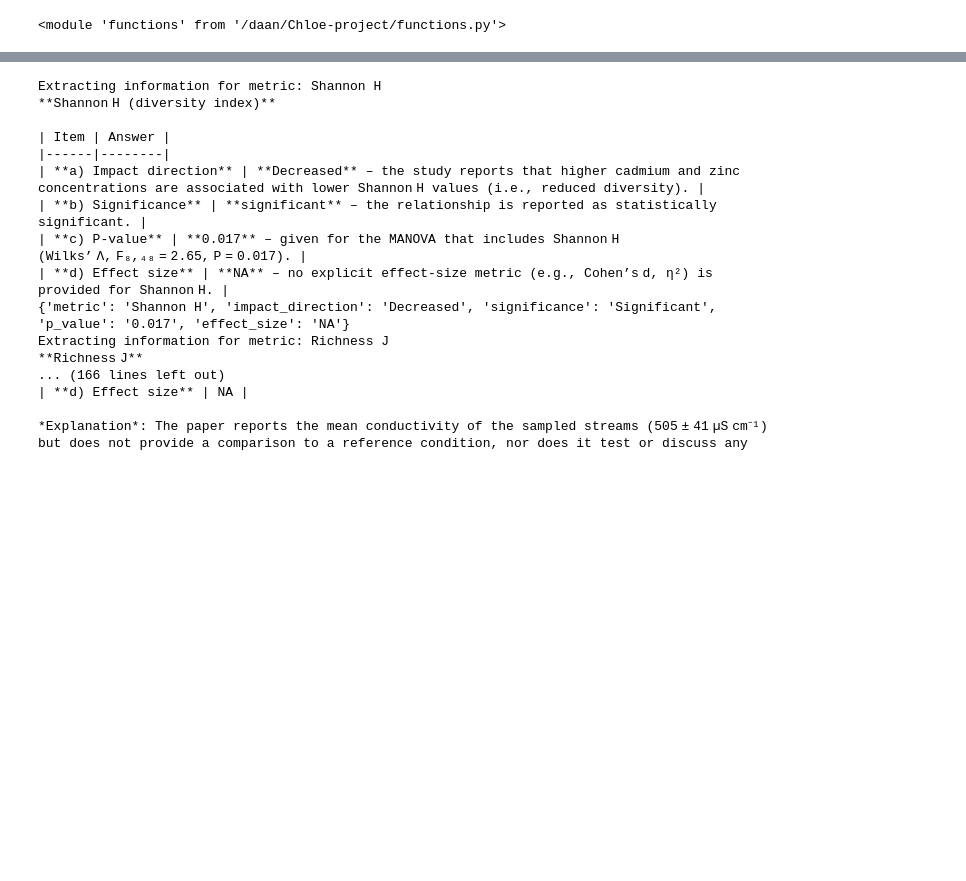
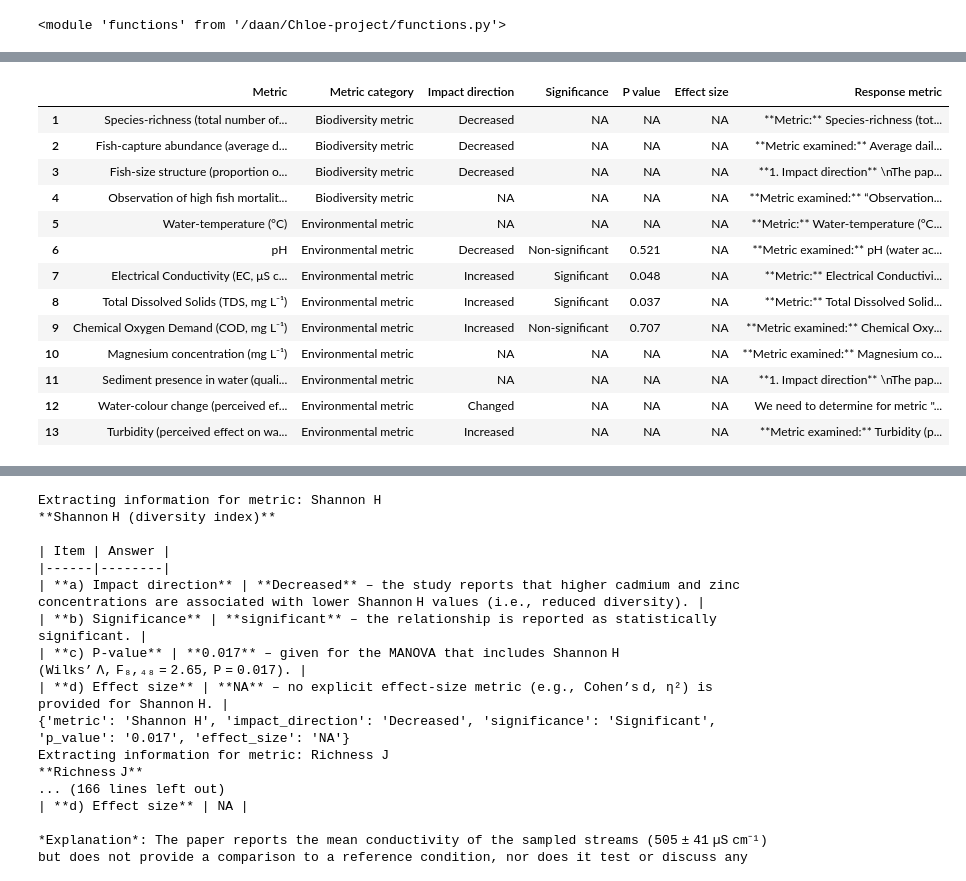
Before and after one commit to dscheepens/Mining-impact-extraction-using-large-language-models, a Jupyter notebook: ollama_notebook.ipynb, the cells around one changed output, grey strips where cells are left out. Drawn from its saved outputs; the diff is of its cells as text; code cells hidden in the pictures; blank space fills up the shorter version.

```diff
--- a/ollama_notebook.ipynb
+++ b/ollama_notebook.ipynb
@@ -469,7 +462,7 @@ all_cols = ["Scale", "Country/Continent", "Specific location", "Mined commoditie
 "Impact pathway", "Description of impact or pressure", "Spatial scale", "Metric", "Metric category", "Impact direction", "Significance",
 "P value", "Effect size", "Response study", "Response metric", "Extracted tables", "Study ID"]
 
-output_file = Path("output-rest_v4.xlsx")
+output_file = Path("output-rest_v8.xlsx")
 if output_file.exists():
     wb = load_workbook(output_file)
     ws = wb.active
@@ -516,8 +529,8 @@ importlib.reload(functions)
 # Loop through abstracts
 start_time = time.time()
 
-i = 0
-for study_id in study_rest:
+i = 41
+for study_id in study_rest[41:]:
     print(f"Iteration: {i}\t\t Study: {study_id}")
 
     image_paths = functions.pdf_to_images(study_id)
@@ -651,7 +664,7 @@ all_cols = ["Scale", "Country/Continent", "Specific location", "Mined commoditie
 "Impact pathway", "Description of impact or pressure", "Spatial scale", "Metric", "Metric category", "Impact direction", "Significance",
 "P value", "Effect size", "Response study", "Response metric", "Extracted tables", "Study ID"]
 
-output_file = Path("output-test_v4.xlsx")
+output_file = Path("output-test_v8.xlsx")
 if output_file.exists():
     wb = load_workbook(output_file)
     ws = wb.active
@@ -662,7 +675,7 @@ else:
     wb.save(output_file)
 
 # Redirect print() output
-sys.stdout = Logger("log-test.txt")
+sys.stdout = Logger("log-test-v8.txt")
 
 import importlib
 import functions
@@ -803,7 +834,7 @@ importlib.reload(functions)
 # %% [output]
 <module 'functions' from '/daan/Chloe-project/functions.py'>
 # %%
-study_id = "2546"
+study_id = "1835"
 
 print(f"Iteration: {i}\t\t Study: {study_id}")
 
@@ -821,6 +852,6 @@ with open(f"extraction_papers/{study_id}.md", 'r') as f:
     markdown_text = f.read()
 
 # 1. extract tables from the text, to ensure correct interpretation of results
-#print("Extracting tables from the text...")
-#text_tables, _ = functions.extract_tables(ollama, MODEL, SEED, system_prompt, extracted_text, image_paths)
+print("Extracting tables from the text...")
+text_tables, _ = functions.extract_tables(ollama, MODEL, SEED, system_prompt, extracted_text, image_paths)
 # %% [output]
@@ -876,0 +880,42 @@ json_metrics
+# %%
+cols = ["Metric", "Metric category", "Impact direction", "Significance", "P value", "Effect size", "Response metric"]
+df = pd.DataFrame([[""] * len(cols)],columns=cols) # empty dataframe
+for metric in json_metrics:
+    df_row = pd.DataFrame([[""] * len(cols)],columns=cols) # empty dataframe
+    df_row['Metric'] = metric.get('metric', "")
+    df_row['Metric category'] = metric.get('metric_category', "")
+    df = pd.concat([df, df_row], ignore_index=True)
+df = df[1:] # first row is empty
+
+for m in df['Metric']:
+    print(f"Extracting information for metric: {m}")
+
+    # setup prompt for metric
+    user_prompt_3 = "Carefully read this mining-impact study:\n\n" + markdown_text + "\n\nRaw text: " + extracted_text + "\n\nTables from the text: " + text_tables + "\n\n" + f"For the metric {m} specifically, determine:\n" + text_prompt_diversity_metrics_2
+
+    # extract json
+    response_metric, json_metric = functions.extract_and_return_as_json(ollama, MODEL_Lang, SEED, system_prompt, user_prompt_3, prompt_format_single_metric, images=False, image_paths=image_paths)
+
+    # add to df
+    df.loc[df['Metric'] == m, 'Response metric']  = response_metric # save text response
+    if json_metric is not None:
+        if isinstance(json_metric, list): # the metric was split into a list of individual metrics
+            for metric_i in json_metric:
+                df_i = pd.DataFrame([[""] * len(cols)],columns=cols)
+                df_i['Metric']           = metric_i.get("metric", "")
+                df_i['Metric category']  = df.loc[df['Metric'] == m, 'Metric category'].iloc[0]
+                df_i['Impact direction'] = metric_i.get("impact_direction", "")
+                df_i['Significance']     = metric_i.get("significance", "")
+                df_i['P value']          = metric_i.get("p_value", "")
+                df_i['Effect size']      = metric_i.get("effect_size", "")
+                df_i['Response metric']  = response_metric # save text response
+                df = pd.concat([df, df_i], ignore_index=True)
+            df = df[df["Metric"] != m] # remove the earlier metric (which has been replaced)
+        else:
+            df.loc[df['Metric'] == m, 'Impact direction'] = json_metric.get("impact_direction", "")
+            df.loc[df['Metric'] == m, 'Significance']     = json_metric.get("significance", "")
+            df.loc[df['Metric'] == m, 'P value']          = json_metric.get("p_value", "")
+            df.loc[df['Metric'] == m, 'Effect size']      = json_metric.get("effect_size", "")
+
+df
+# %% [output]
@@ -876,0 +935,14 @@ json_metrics
+|  | Metric | Metric category | Impact direction | Significance | P value | Effect size | Response metric |
+| 1 | Species‑richness (total number of... | Biodiversity metric | Decreased | NA | NA | NA | **Metric:** Species‑richness (tot... |
+| 2 | Fish‑capture abundance (average d... | Biodiversity metric | Decreased | NA | NA | NA | **Metric examined:** Average dail... |
+| 3 | Fish‑size structure (proportion o... | Biodiversity metric | Decreased | NA | NA | NA | **1. Impact direction** \nThe pap... |
+| 4 | Observation of high fish mortalit... | Biodiversity metric | NA | NA | NA | NA | **Metric examined:** “Observation... |
+| 5 | Water‑temperature (°C) | Environmental metric | NA | NA | NA | NA | **Metric:** Water‑temperature (°C... |
+| 6 | pH | Environmental metric | Decreased | Non-significant | 0.521 | NA | **Metric examined:** pH (water ac... |
+| 7 | Electrical Conductivity (EC, μS c... | Environmental metric | Increased | Significant | 0.048 | NA | **Metric:** Electrical Conductivi... |
+| 8 | Total Dissolved Solids (TDS, mg L⁻¹) | Environmental metric | Increased | Significant | 0.037 | NA | **Metric:** Total Dissolved Solid... |
+| 9 | Chemical Oxygen Demand (COD, mg L⁻¹) | Environmental metric | Increased | Non-significant | 0.707 | NA | **Metric examined:** Chemical Oxy... |
+| 10 | Magnesium concentration (mg L⁻¹) | Environmental metric | NA | NA | NA | NA | **Metric examined:** Magnesium co... |
+| 11 | Sediment presence in water (quali... | Environmental metric | NA | NA | NA | NA | **1. Impact direction** \nThe pap... |
+| 12 | Water‑colour change (perceived ef... | Environmental metric | Changed | NA | NA | NA | We need to determine for metric "... |
+| 13 | Turbidity (perceived effect on wa... | Environmental metric | Increased | NA | NA | NA | **Metric examined:** Turbidity (p... |
```
Also changed, not shown: parts of 14 cells of this notebook, 10 other files.
